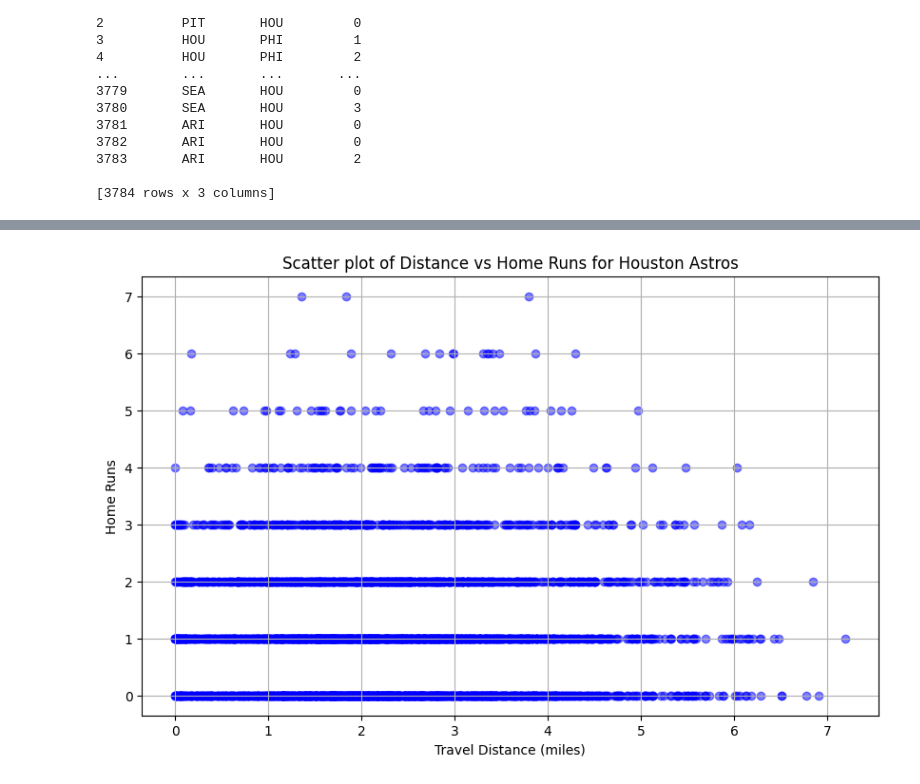
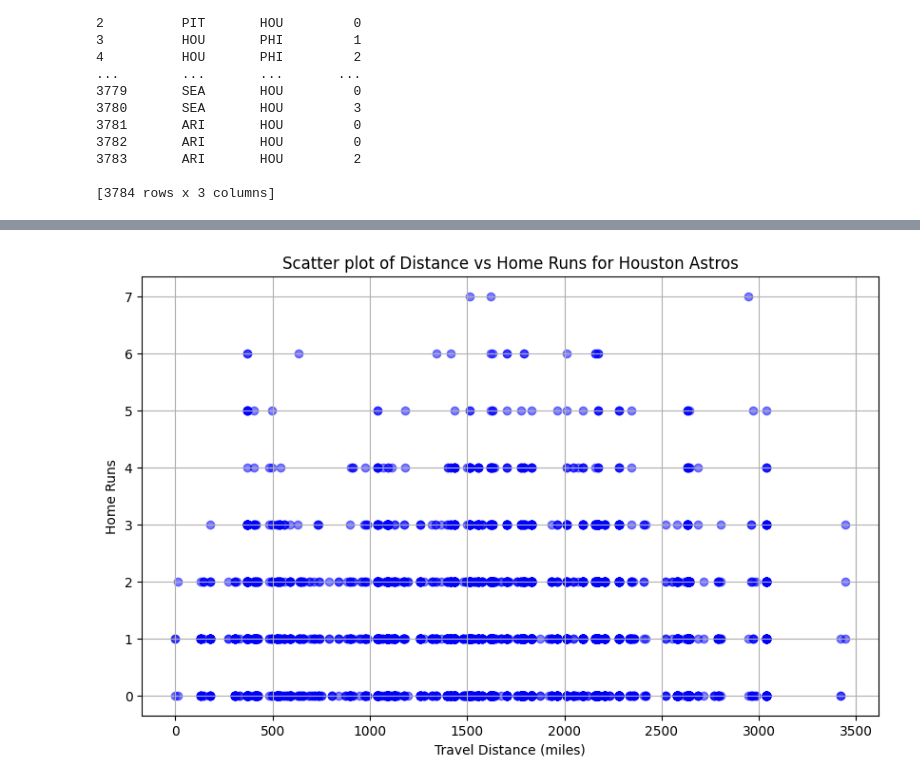
Before and after one commit to BenjaminMWZ/Rice_Datathon_2024, a Jupyter notebook: travel_analysis_astro.ipynb, the cells around one changed output, grey strips where cells are left out. Saved outputs shown, nothing was run; the diff lists cells and outputs as text; code cells hidden in the pictures.

```diff
--- a/travel_analysis_astro.ipynb
+++ b/travel_analysis_astro.ipynb
@@ -194,7 +239,7 @@ for index, row in merged_df.iterrows():
         continue
     else:
         initial_factor = merged_df.loc[index - 1, 'distance_factor'] + merged_df.loc[index, 'distance'] / 1000
-        merged_df.loc[index, 'distance_factor'] = initial_factor * np.exp(-0.1 * merged_df.loc[index, 'days_after_travel'])
+        merged_df.loc[index, 'distance_factor'] = initial_factor * np.exp(-0.5 * merged_df.loc[index, 'days_after_travel'])
 
 print(merged_df[["home_team", "away_team", "distance", "days_after_travel", "distance_factor"]].head(30))
 # %% [output]
@@ -468,13 +513,18 @@ y = data['score_diff']'''
 # Create a 'home_run' column that reflects the number of home runs for the Houston Astros regardless of being home or away
 data['home_run'] = data.apply(lambda row: row['home_hr'] if row['home_team'] == 'HOU' else row['away_hr'], axis=1)
 
+data['home_1b'] = data.apply(lambda row: row['home_1b'] if row['home_team'] == 'HOU' else row['away_1b'], axis=1)
+data['home_2b'] = data.apply(lambda row: row['home_2b'] if row['home_team'] == 'HOU' else row['away_2b'], axis=1)
+data['home_3b'] = data.apply(lambda row: row['home_3b'] if row['home_team'] == 'HOU' else row['away_3b'], axis=1)
+
 # Fill missing values with zeros
 data = data.fillna(0)
 
 # Select features and the target variable
-features = ['distance_factor', 'hou_consecutive_playing_days']
+features = ['distance_factor']
 X = data[features]
-y = data['home_run']
+y = data['home_3b']
+
 
 # Normalize the features
 scaler = StandardScaler()
@@ -545,14 +595,14 @@ plt.show()
 # %%
 import pandas as pd
 import matplotlib.pyplot as plt
 
 # Plotting scatter points of 'distance' vs. 'home_run'
 plt.figure(figsize=(10, 6))
-plt.scatter(X['distance_factor'], y, alpha=0.5, color='blue')
+plt.scatter(X['distance'], y, alpha=0.5, color='blue')
 plt.title('Scatter plot of Distance vs Home Runs for Houston Astros')
 plt.xlabel('Travel Distance (miles)')
 plt.ylabel('Home Runs')
 plt.grid(True)
 plt.show()
 # %% [output]
-[figure, old version]
+[figure, new version]
```
Also changed, not shown: parts of 4 cells of this notebook, 1 other file.
